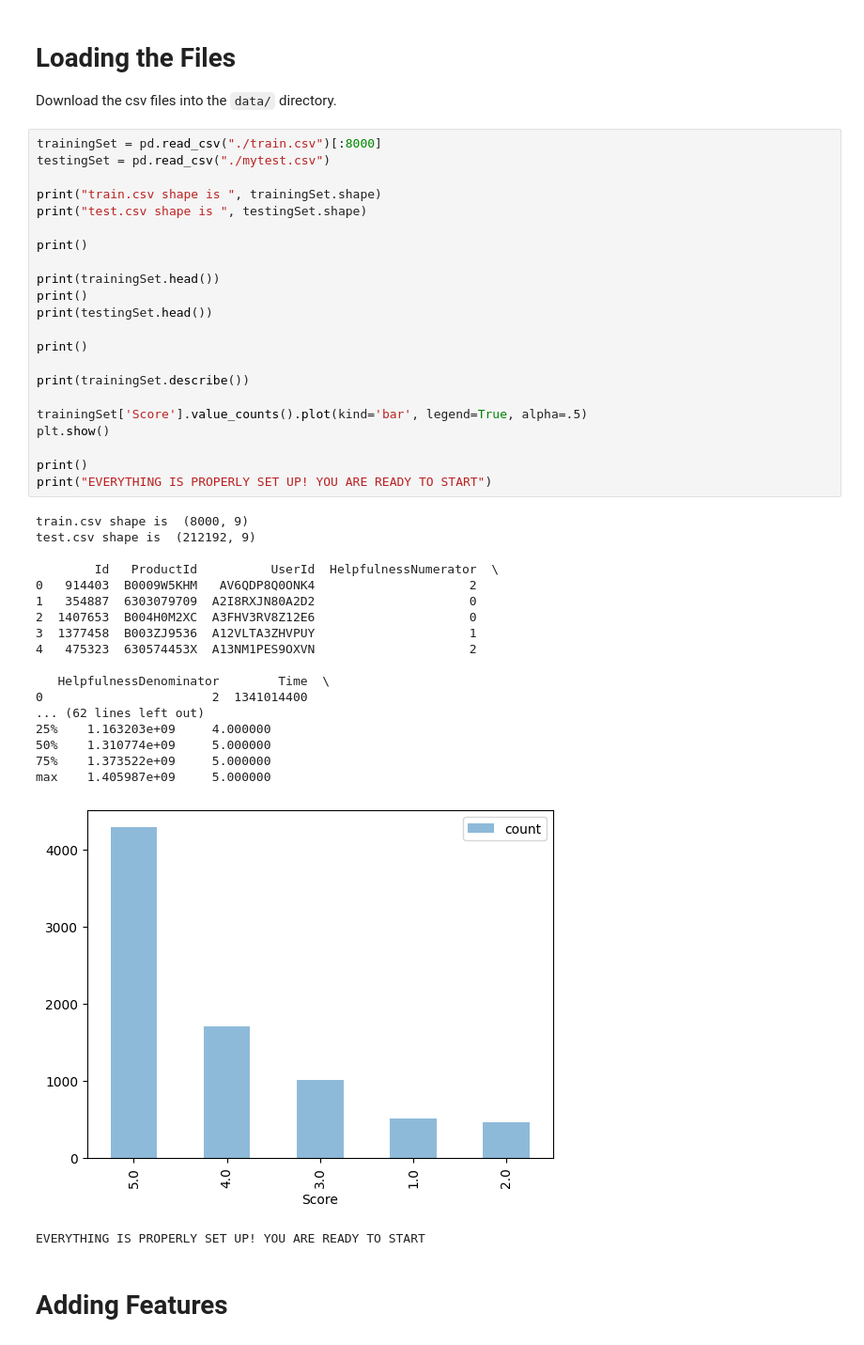
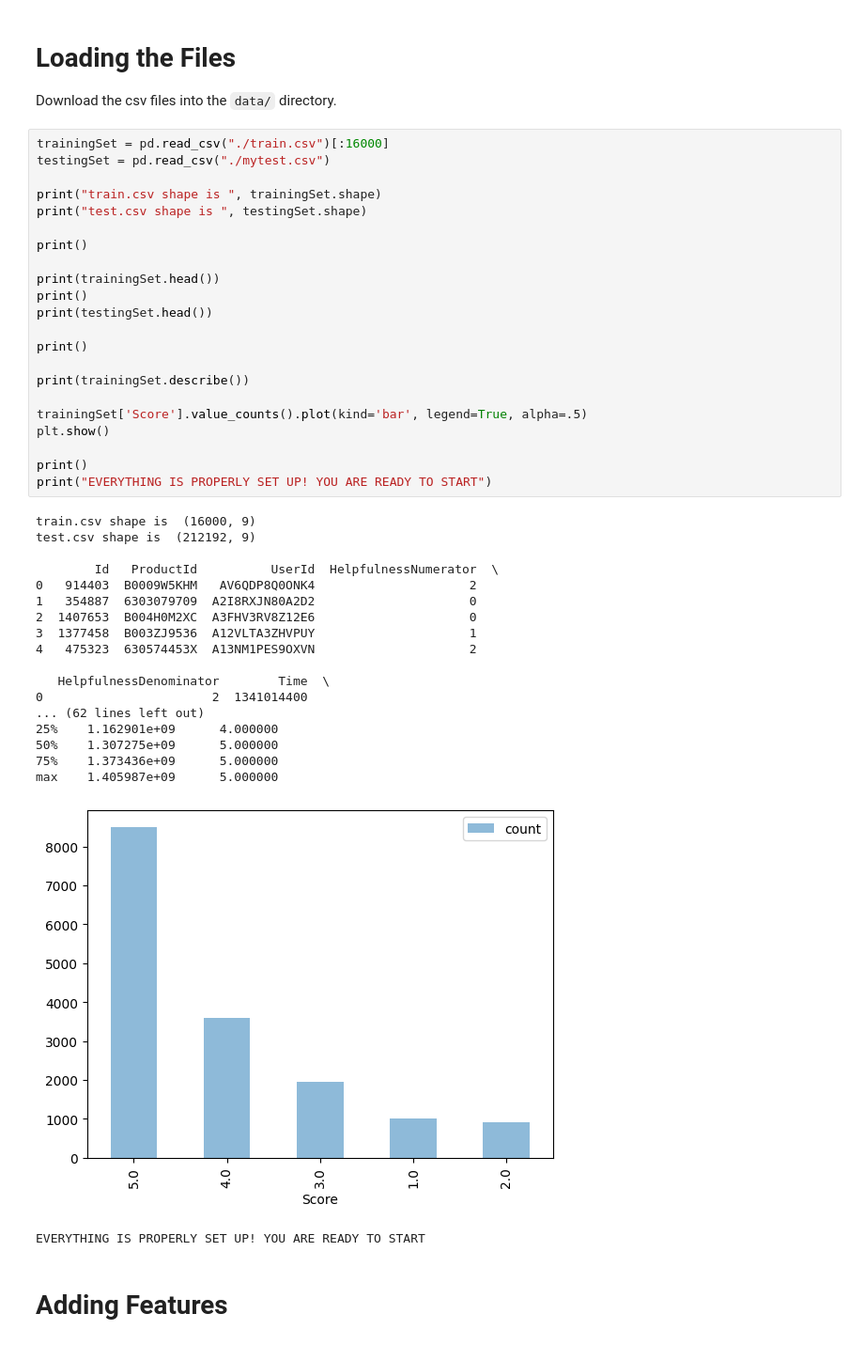
Before and after one commit to Julyfan77/CS506_midterm, a Jupyter notebook: starter_code.ipynb, the cells around one changed output. Shown at 94% size. Drawn from its saved outputs; the diff is of its cells as text.

```diff
--- a/starter_code.ipynb
+++ b/starter_code.ipynb
@@ -14,46 +14,46 @@ from sklearn.metrics import accuracy_score, confusion_matrix
 
 Download the csv files into the `data/` directory.
 # %%
-trainingSet = pd.read_csv("./train.csv")[:8000]
+trainingSet = pd.read_csv("./train.csv")[:16000]
 testingSet = pd.read_csv("./mytest.csv")
 
 print("train.csv shape is ", trainingSet.shape)
 print("test.csv shape is ", testingSet.shape)
 
 print()
 
 print(trainingSet.head())
 print()
 print(testingSet.head())
 
 print()
 
 print(trainingSet.describe())
 
 trainingSet['Score'].value_counts().plot(kind='bar', legend=True, alpha=.5)
 plt.show()
 
 print()
 print("EVERYTHING IS PROPERLY SET UP! YOU ARE READY TO START")
 # %% [output]
-train.csv shape is  (8000, 9)
+train.csv shape is  (16000, 9)
 test.csv shape is  (212192, 9)
 
         Id   ProductId          UserId  HelpfulnessNumerator  \
 0   914403  B0009W5KHM   AV6QDP8Q0ONK4                     2
 1   354887  6303079709  A2I8RXJN80A2D2                     0
 2  1407653  B004H0M2XC  A3FHV3RV8Z12E6                     0
 3  1377458  B003ZJ9536  A12VLTA3ZHVPUY                     1
 4   475323  630574453X  A13NM1PES9OXVN                     2
 
    HelpfulnessDenominator        Time  \
 0                       2  1341014400
 ... (62 lines left out)
-25%    1.163203e+09     4.000000
-50%    1.310774e+09     5.000000
-75%    1.373522e+09     5.000000
-max    1.405987e+09     5.000000
+25%    1.162901e+09      4.000000
+50%    1.307275e+09      5.000000
+75%    1.373436e+09      5.000000
+max    1.405987e+09      5.000000
-[figure, old version]
+[figure, new version]
 EVERYTHING IS PROPERLY SET UP! YOU ARE READY TO START
 # %% [markdown]
 # Adding Features
```
Also changed, not shown: parts of 5 cells of this notebook, 3 other files.
